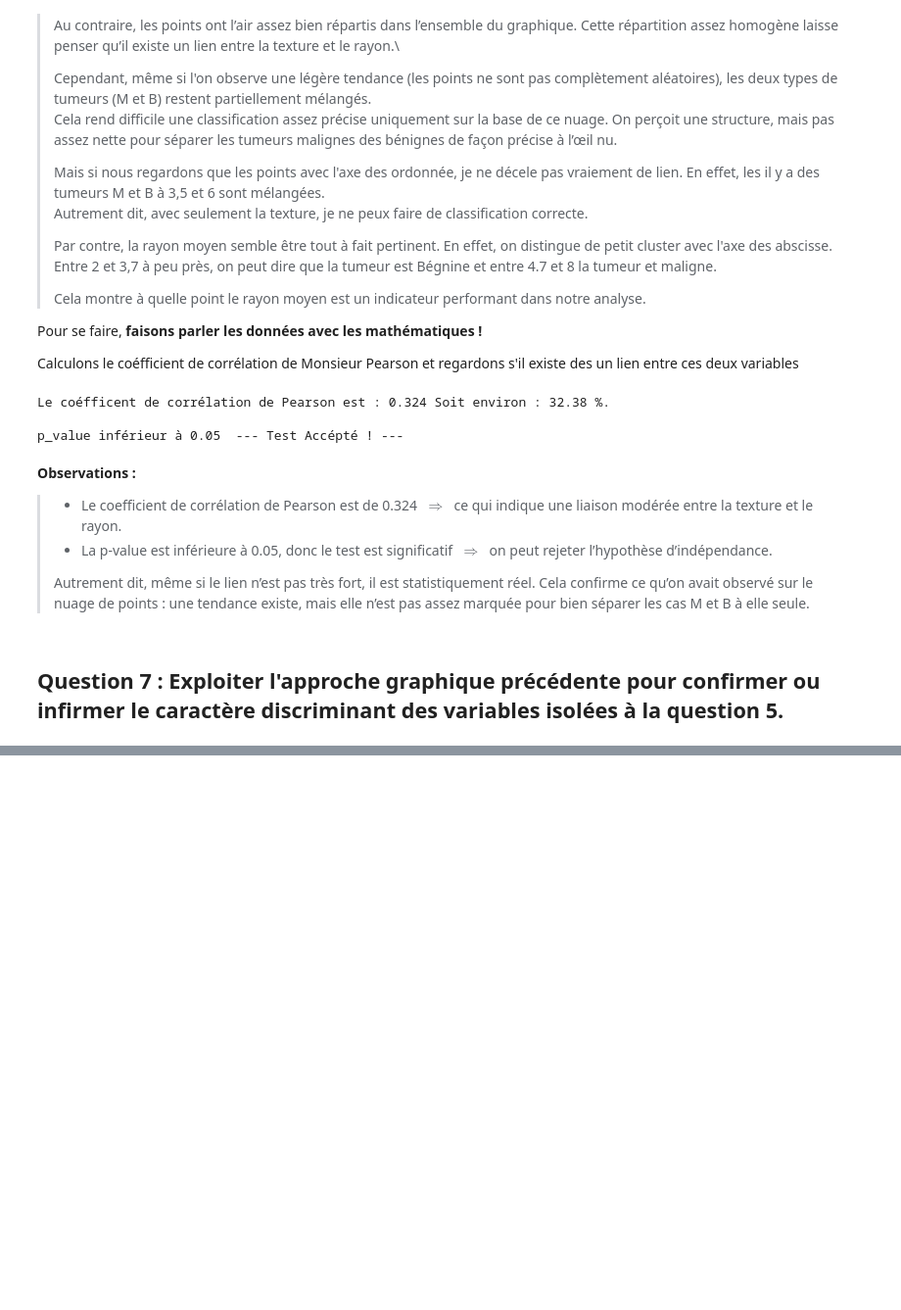
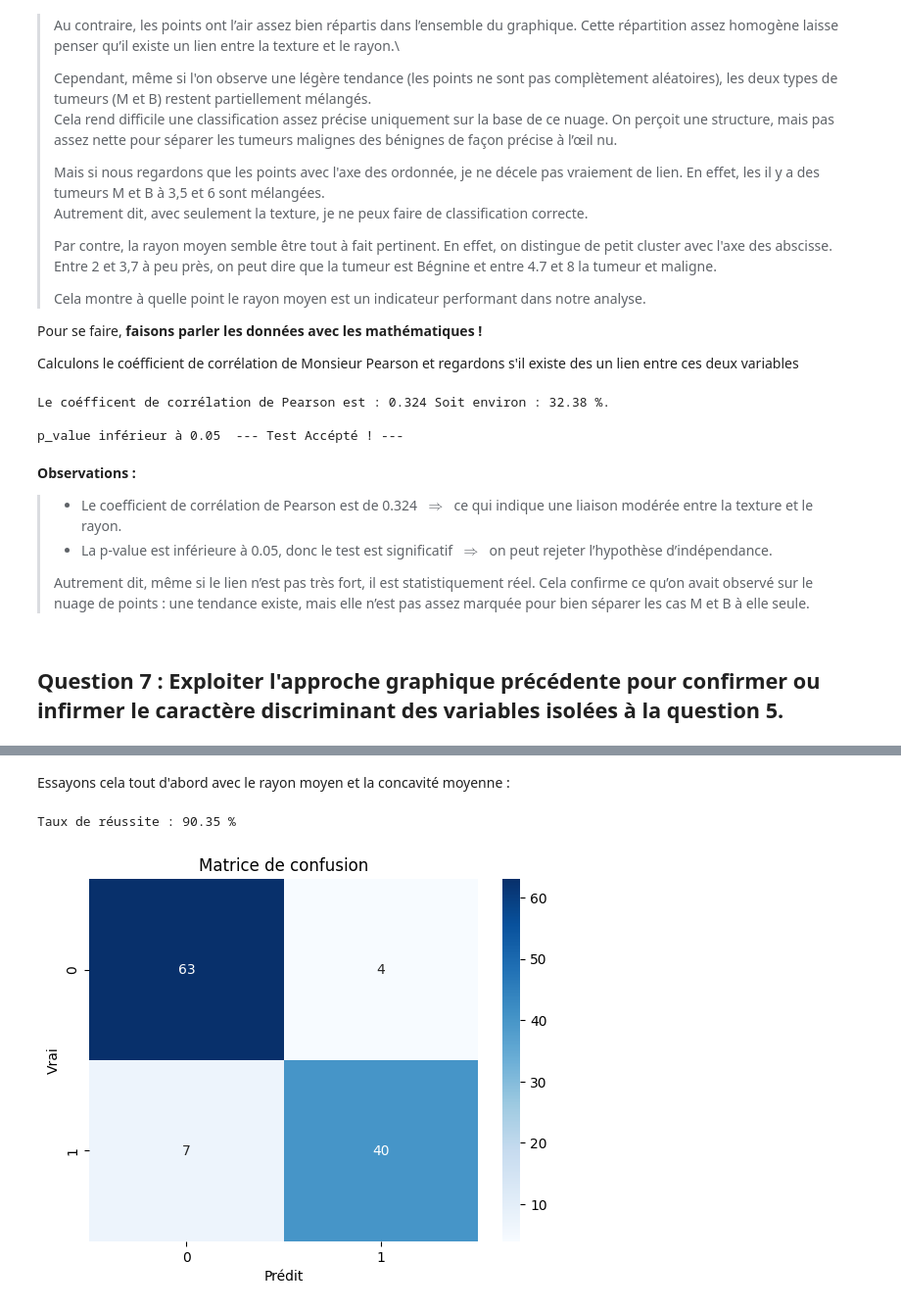
Before and after one commit to Darckens/SAE-S2.03, a Jupyter notebook: traitement/jupyter_manipulation.ipynb, the cells around one changed output, grey strips where cells are left out. Shown at 98% size. Drawn from its saved outputs; the diff is of its cells as text; code cells hidden in the pictures; blank space fills up the shorter version.

```diff
--- a/traitement/jupyter_manipulation.ipynb
+++ b/traitement/jupyter_manipulation.ipynb
@@ -443,0 +555,35 @@ for x, y, z in plots_3d:
+# %% [markdown]
+Essayons cela tout d'abord avec le rayon moyen et la concavité moyenne :
+# %%
+from sklearn.model_selection import train_test_split
+
+X = df[["radius_mean", "concavity_mean"]]
+y = df["diagnosis"]
+
+# Découpage 80% train / 20% test
+X_train, X_test, y_train, y_test = train_test_split(X, y, test_size=0.2, random_state=0)
+# %%
+from sklearn.linear_model import LogisticRegression
+
+model = LogisticRegression()
+model.fit(X_train, y_train)
+y_pred = model.predict(X_test)
+# %%
+from sklearn.metrics import accuracy_score
+
+accuracy = accuracy_score(y_test, y_pred)
+print("Taux de réussite :", round(accuracy * 100, 2), "%")
+# %% [output]
+Taux de réussite : 90.35 %
+# %%
+from sklearn.metrics import confusion_matrix
+
+cm = confusion_matrix(y_test, y_pred)
+
+sns.heatmap(cm, annot=True, fmt="d", cmap="Blues")
+plt.xlabel("Prédit")
+plt.ylabel("Vrai")
+plt.title("Matrice de confusion")
+plt.show()
+# %% [output]
+[figure, added]
```
Also changed, not shown: parts of 29 cells of this notebook, 2 other files.
